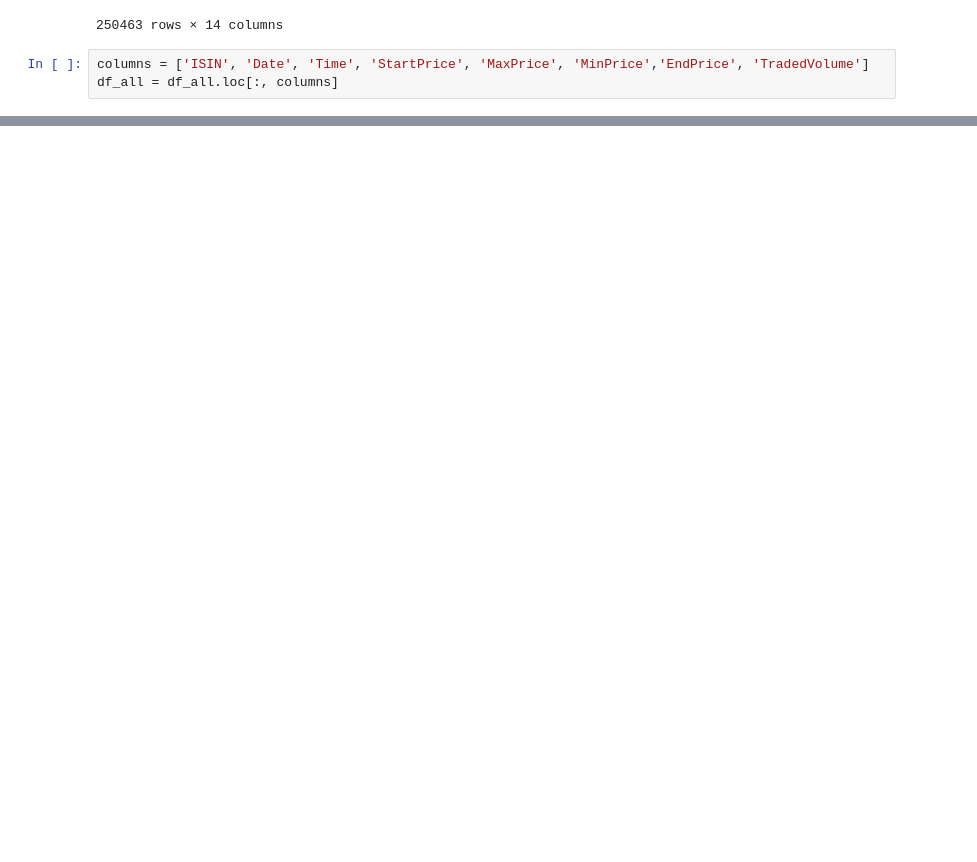
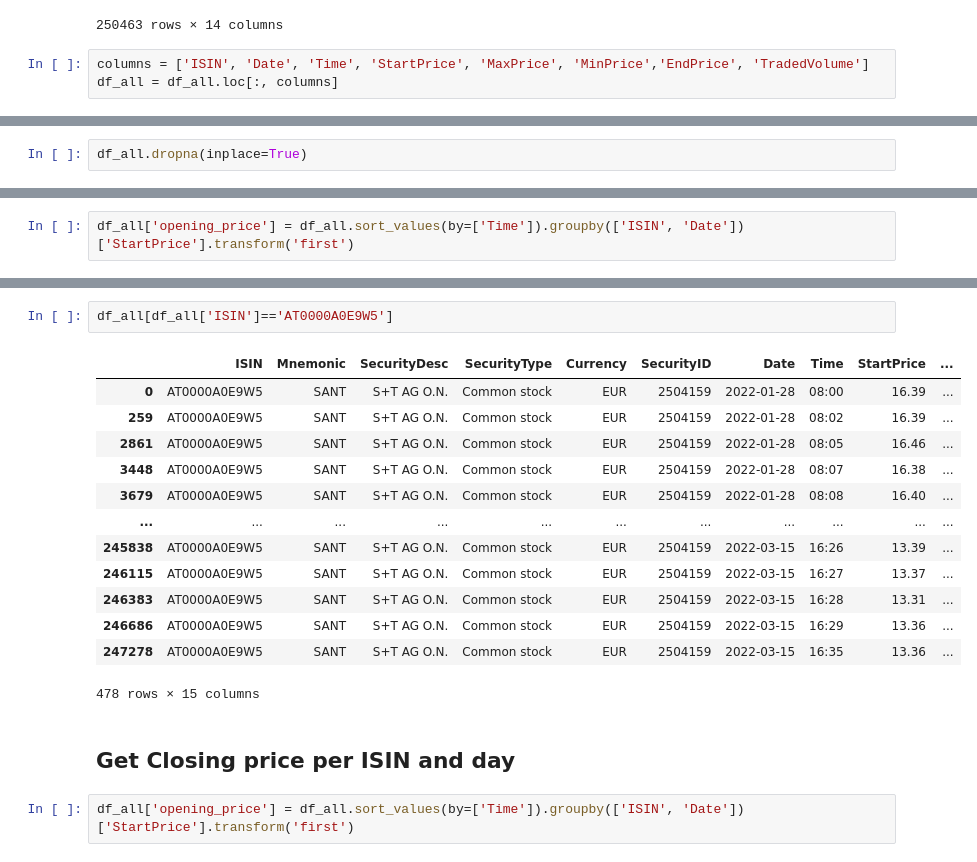
Before and after one commit to ramky/data-pipeline-with-pytho, a Jupyter notebook: udemy-course/read_csv_from_s3.ipynb, the cells around one changed output, grey strips where cells are left out. Cells and saved outputs as stored; diff of their text form; blank space fills up the shorter version.

Commit message:
adding opening and closing price per isin per day

```diff
--- a/udemy-course/read_csv_from_s3.ipynb
+++ b/udemy-course/read_csv_from_s3.ipynb
@@ -86,0 +85,2 @@ df
+# %%
+df_all.dropna(inplace=True)
@@ -86,0 +93,2 @@ df
+# %%
+df_all['opening_price'] = df_all.sort_values(by=['Time']).groupby(['ISIN', 'Date'])['StartPrice'].transform('first')
@@ -86,0 +111,20 @@ df
+# %%
+df_all[df_all['ISIN']=='AT0000A0E9W5']
+# %% [output]
+|  | ISIN | Mnemonic | SecurityDesc | SecurityType | Currency | SecurityID | Date | Time | StartPrice | ... |
+| 0 | AT0000A0E9W5 | SANT | S+T AG O.N. | Common stock | EUR | 2504159 | 2022-01-28 | 08:00 | 16.39 | ... |
+| 259 | AT0000A0E9W5 | SANT | S+T AG O.N. | Common stock | EUR | 2504159 | 2022-01-28 | 08:02 | 16.39 | ... |
+| 2861 | AT0000A0E9W5 | SANT | S+T AG O.N. | Common stock | EUR | 2504159 | 2022-01-28 | 08:05 | 16.46 | ... |
+| 3448 | AT0000A0E9W5 | SANT | S+T AG O.N. | Common stock | EUR | 2504159 | 2022-01-28 | 08:07 | 16.38 | ... |
+| 3679 | AT0000A0E9W5 | SANT | S+T AG O.N. | Common stock | EUR | 2504159 | 2022-01-28 | 08:08 | 16.40 | ... |
+| ... | ... | ... | ... | ... | ... | ... | ... | ... | ... | ... |
+| 245838 | AT0000A0E9W5 | SANT | S+T AG O.N. | Common stock | EUR | 2504159 | 2022-03-15 | 16:26 | 13.39 | ... |
+| 246115 | AT0000A0E9W5 | SANT | S+T AG O.N. | Common stock | EUR | 2504159 | 2022-03-15 | 16:27 | 13.37 | ... |
+| 246383 | AT0000A0E9W5 | SANT | S+T AG O.N. | Common stock | EUR | 2504159 | 2022-03-15 | 16:28 | 13.31 | ... |
+| 246686 | AT0000A0E9W5 | SANT | S+T AG O.N. | Common stock | EUR | 2504159 | 2022-03-15 | 16:29 | 13.36 | ... |
+| 247278 | AT0000A0E9W5 | SANT | S+T AG O.N. | Common stock | EUR | 2504159 | 2022-03-15 | 16:35 | 13.36 | ... |
+478 rows × 15 columns
+# %% [markdown]
+## Get Closing price per ISIN and day
+# %%
+df_all['opening_price'] = df_all.sort_values(by=['Time']).groupby(['ISIN', 'Date'])['StartPrice'].transform('first')
```
Also changed, not shown: parts of 5 cells of this notebook.
